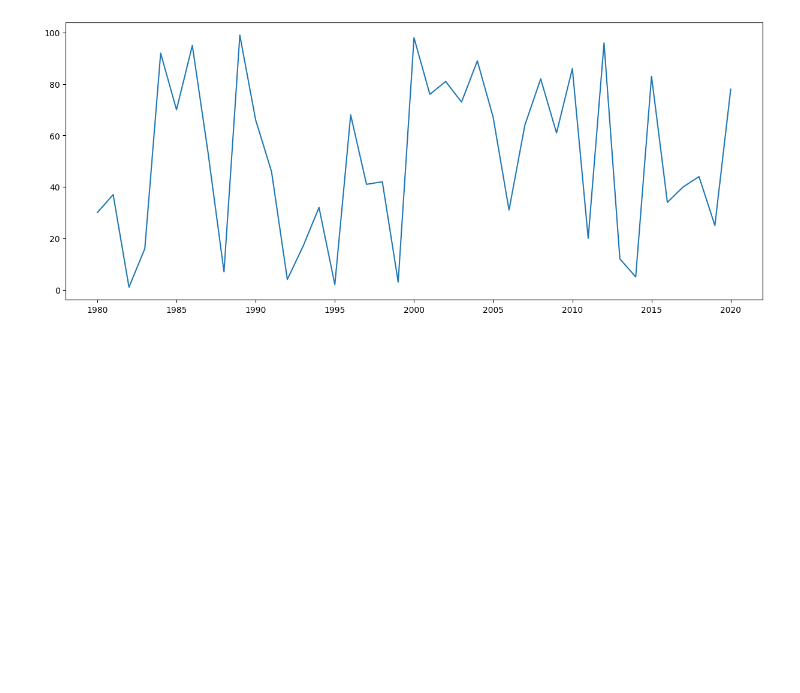
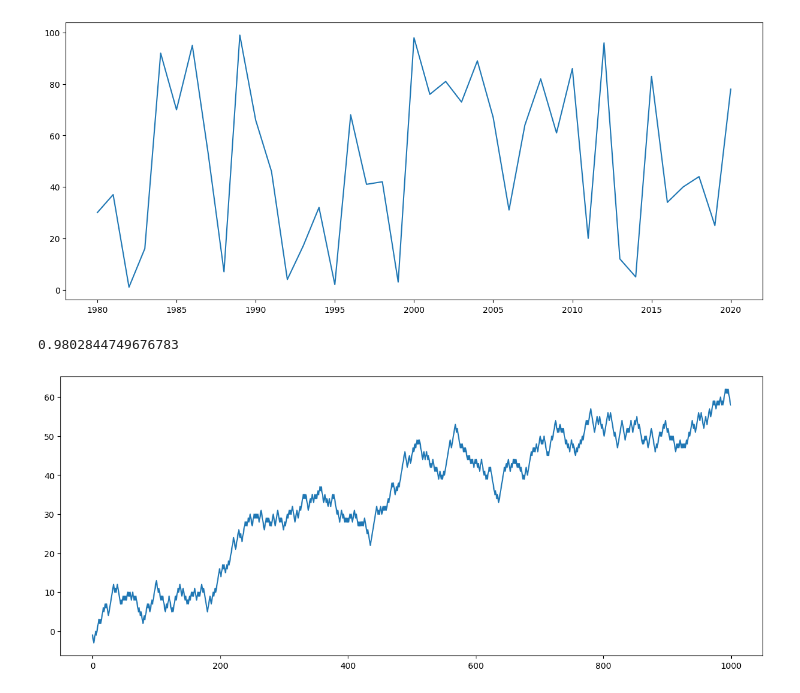
Before and after one commit to uniesecruz/Series_Temporais, a Jupyter notebook: Randow_walk.ipynb, the cells around one changed output. Saved outputs shown, nothing was run; the diff lists cells and outputs as text; code cells hidden in the pictures; blank space fills up the shorter version.

```diff
--- a/Randow_walk.ipynb
+++ b/Randow_walk.ipynb
@@ -77,3 +77,21 @@ serie1.plot()
 plt.show()
 # %% [output]
 [figure]
+# %%
+## Série Passeio aleatório
+serie2 = list()
+serie2.append(-1 if random() < 0.5 else 1)
+for i in range(1, 1000):
+    movimento = -1 if random() < 0.5 else 1
+    valor = serie2[i-1] + movimento
+    serie2.append(valor)
+# %%
+random()
+# %% [output]
+0.9802844749676783
+# %%
+serie2 = pd.Series(serie2)
+serie2.plot()
+plt.show()
+# %% [output]
+[figure, added]
```
